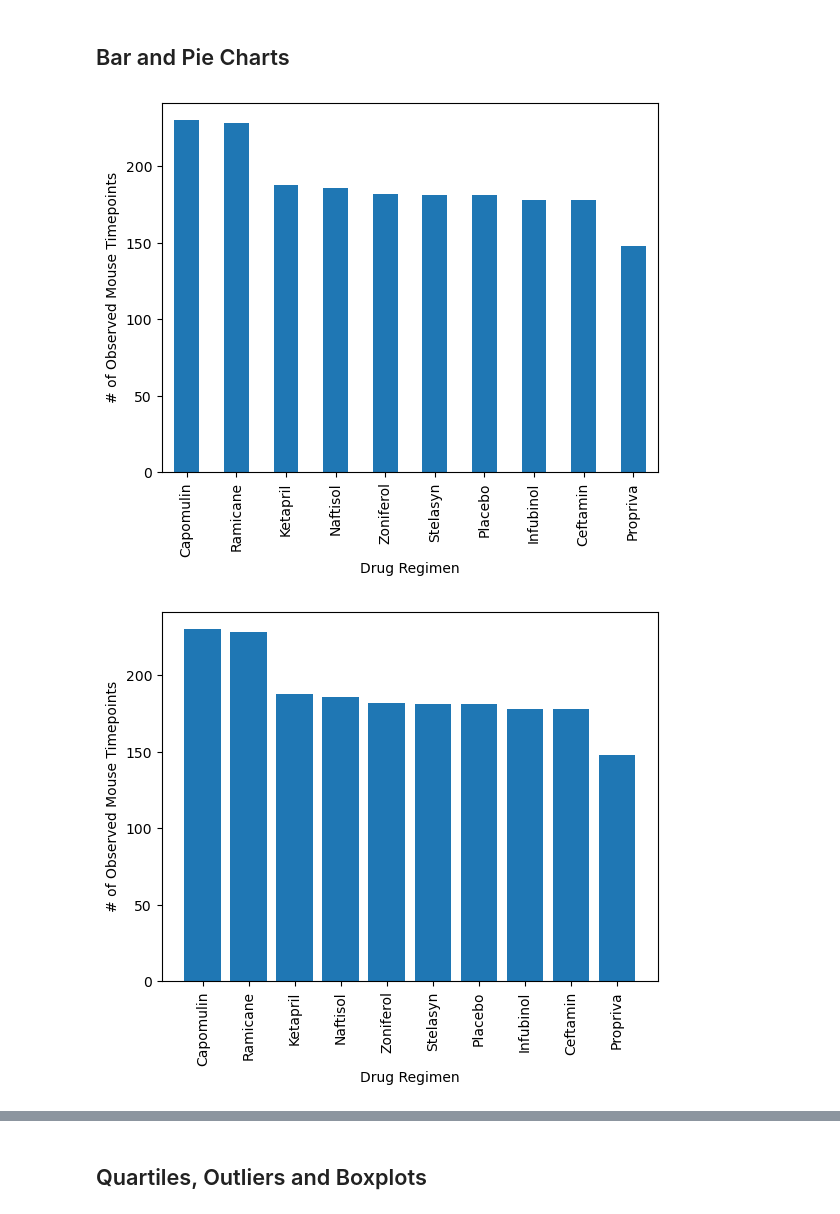
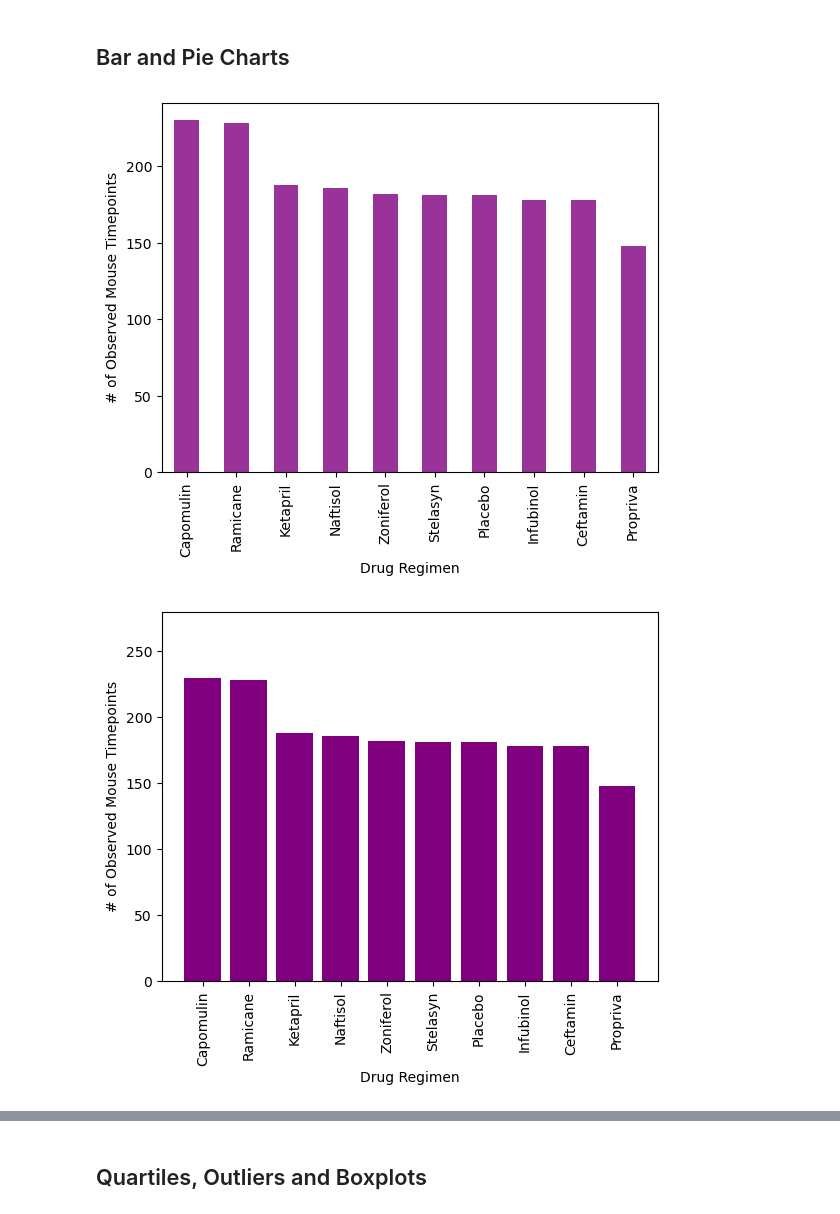
Before and after one commit to cmorrow28/matplotlib_challenge, a Jupyter notebook: Pymaceuticals/pymaceuticals_starter.ipynb, the cells around one changed output, grey strips where cells are left out. Drawn from its saved outputs; the diff is of its cells as text; code cells hidden in the pictures.

```diff
--- a/Pymaceuticals/pymaceuticals_starter.ipynb
+++ b/Pymaceuticals/pymaceuticals_starter.ipynb
@@ -128,9 +128,25 @@ cleaned_mice
 ## Bar and Pie Charts
 # %%
 # Generate a bar plot showing the total number of rows (Mouse ID/Timepoints) for each drug regimen using Pandas.
+total_drug_count = cleaned_data["Drug Regimen"].value_counts()
+total_drug_count.plot(kind='bar', color='purple', alpha=0.8)
+plt.xlabel("Drug Regimen")
+plt.ylabel("# of Observed Mouse Timepoints")
+plt.show()
 # %% [output]
-[figure, old version]
+[figure, new version]
 # %%
 # Generate a bar plot showing the total number of rows (Mouse ID/Timepoints) for each drug regimen using pyplot.
+mice_array = total_drug_count.tolist()
+x_axis = np.arange(len(mice_array))
+
+plt.bar(x_axis, mice_array, color="purple")
+plt.xticks(x_axis, total_drug_count.index, rotation=90)
+plt.ylim(0, max(mice_array)+50)
+
+plt.xlabel("Drug Regimen")
+plt.ylabel("# of Observed Mouse Timepoints")
+
+plt.show()
 # %% [output]
-[figure, old version]
+[figure, new version]
```
Also changed, not shown: parts of 12 cells of this notebook.
